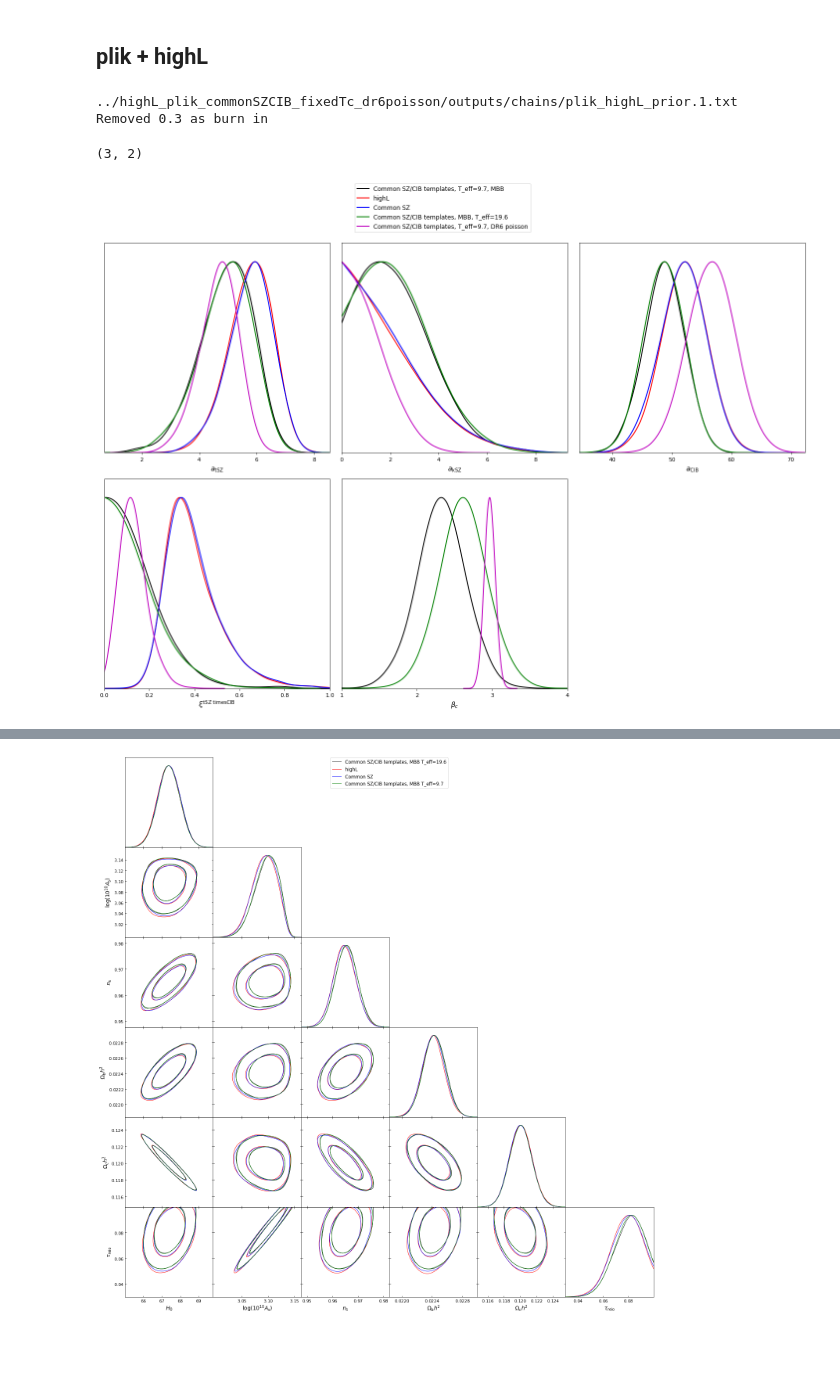
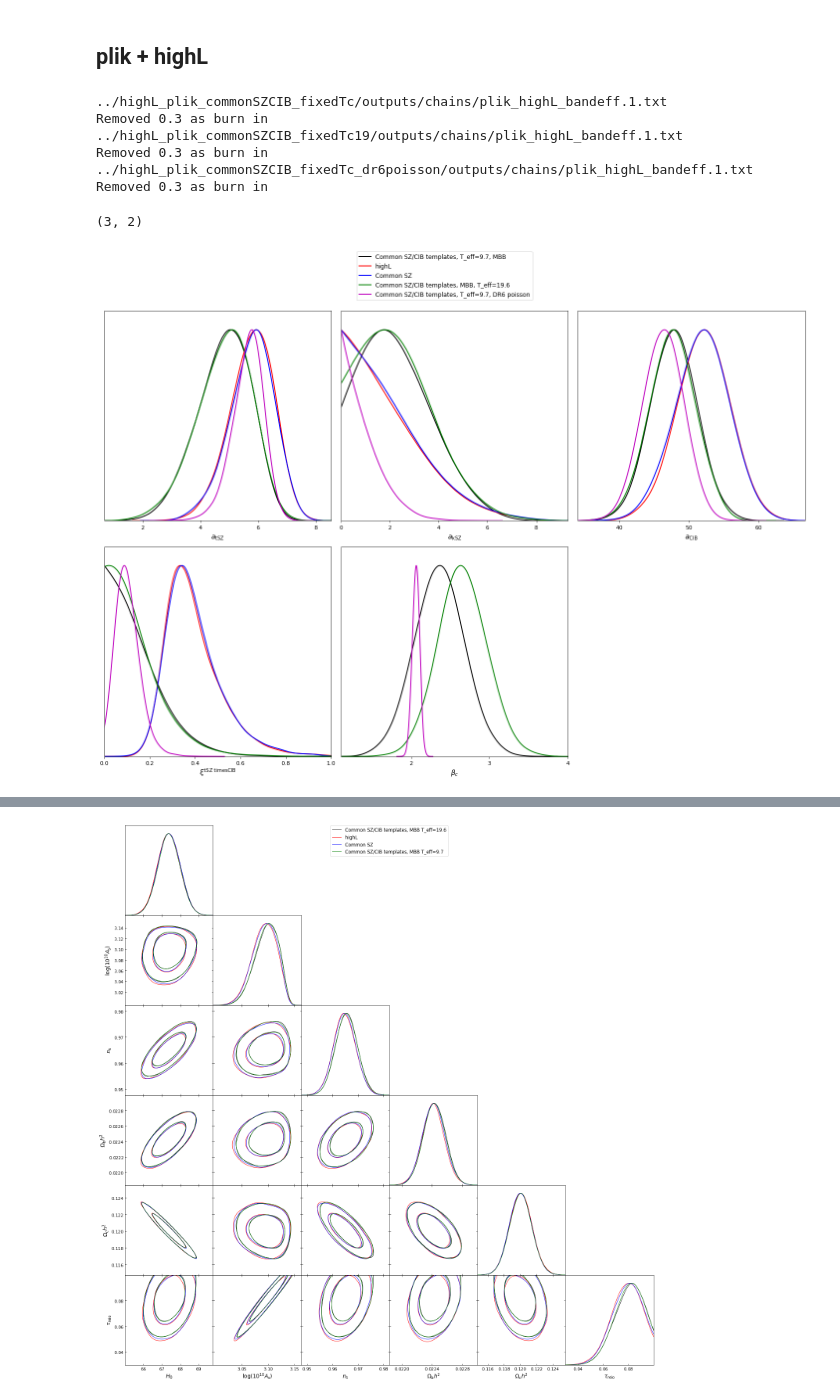
Before and after one commit to beringueb/DR6_fgmodels, a Jupyter notebook: notebooks/Plots.ipynb, the cells around one changed output, grey strips where cells are left out. Drawn from its saved outputs; the diff is of its cells as text; code cells hidden in the pictures; blank space fills up the shorter version.

Commit message:
Updated priors in Reichardt. Allow T_d to vary.

```diff
--- a/notebooks/Plots.ipynb
+++ b/notebooks/Plots.ipynb
@@ -70,17 +70,21 @@ g.plots_1d([ samples_highL_commonSZCIB_fixedTc, samples_highL, samples_highL_com
 # %%
 samples_plik_highL = loadMCSamples('../highL_plik/outputs/chains/plik_highL_prior', settings={'ignore_rows':0.3})
 samples_plik_highL_commonSZ = loadMCSamples('../highL_plik_commonSZ/outputs/chains/plik_highL_prior', settings={'ignore_rows':0.3})
-samples_plik_highL_commonSZCIB_fixedTc = loadMCSamples('../highL_plik_commonSZCIB_fixedTc/outputs/chains/plik_highL_prior', settings={'ignore_rows':0.3})
-samples_plik_highL_commonSZCIB_fixedTc19 = loadMCSamples('../highL_plik_commonSZCIB_fixedTc19/outputs/chains/plik_highL_prior', settings={'ignore_rows':0.3})
-samples_plik_highL_commonSZCIB_fixedTc_dr6poisson = loadMCSamples('../highL_plik_commonSZCIB_fixedTc_dr6poisson/outputs/chains/plik_highL_prior', settings={'ignore_rows':0.3})
+samples_plik_highL_commonSZCIB_fixedTc = loadMCSamples('../highL_plik_commonSZCIB_fixedTc/outputs/chains/plik_highL_bandeff', settings={'ignore_rows':0.3})
+samples_plik_highL_commonSZCIB_fixedTc19 = loadMCSamples('../highL_plik_commonSZCIB_fixedTc19/outputs/chains/plik_highL_bandeff', settings={'ignore_rows':0.3})
+samples_plik_highL_commonSZCIB_fixedTc_dr6poisson = loadMCSamples('../highL_plik_commonSZCIB_fixedTc_dr6poisson/outputs/chains/plik_highL_bandeff', settings={'ignore_rows':0.3})
 # %% [output]
-../highL_plik_commonSZCIB_fixedTc_dr6poisson/outputs/chains/plik_highL_prior.1.txt
+../highL_plik_commonSZCIB_fixedTc/outputs/chains/plik_highL_bandeff.1.txt
 Removed 0.3 as burn in
+../highL_plik_commonSZCIB_fixedTc19/outputs/chains/plik_highL_bandeff.1.txt
+Removed 0.3 as burn in
+../highL_plik_commonSZCIB_fixedTc_dr6poisson/outputs/chains/plik_highL_bandeff.1.txt
+Removed 0.3 as burn in
 # %%
 g = plots.get_subplot_plotter(width_inch=20)
-g.plots_1d([ samples_plik_highL_commonSZCIB_fixedTc19, samples_plik_highL, samples_plik_highL_commonSZ, samples_plik_highL_commonSZCIB_fixedTc, samples_highL_commonSZCIB_fixedTc_dr6poisson],
+g.plots_1d([ samples_plik_highL_commonSZCIB_fixedTc19, samples_plik_highL, samples_plik_highL_commonSZ, samples_plik_highL_commonSZCIB_fixedTc, samples_plik_highL_commonSZCIB_fixedTc_dr6poisson],
            params_common, nx=3, legend_labels=["Common SZ/CIB templates, T_eff=9.7, MBB", "highL", "Common SZ","Common SZ/CIB templates, MBB, T_eff=19.6", "Common SZ/CIB templates, T_eff=9.7, DR6 poisson" ])
 # %% [output]
 (3, 2)
-[figure, old version]
+[figure, new version]
 # %%
```
Also changed, not shown: parts of 6 cells of this notebook, 11 other files.
